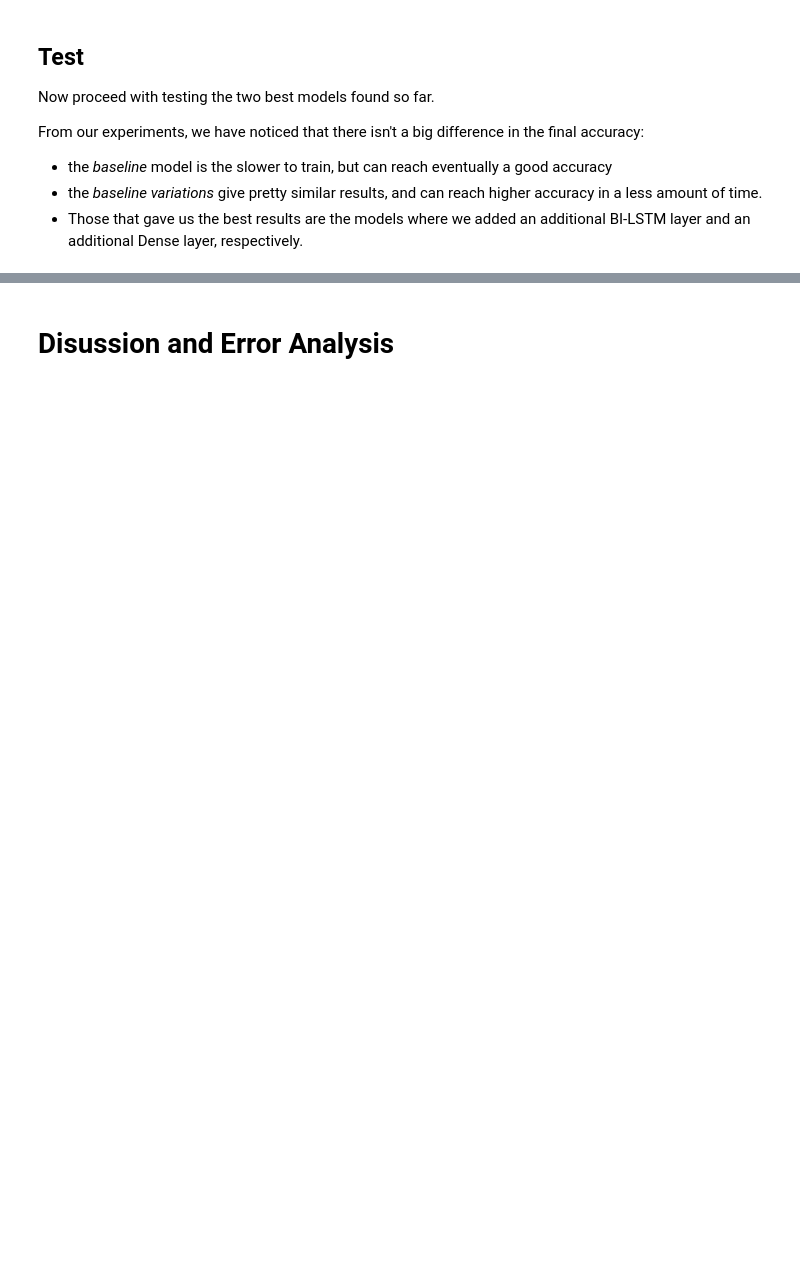
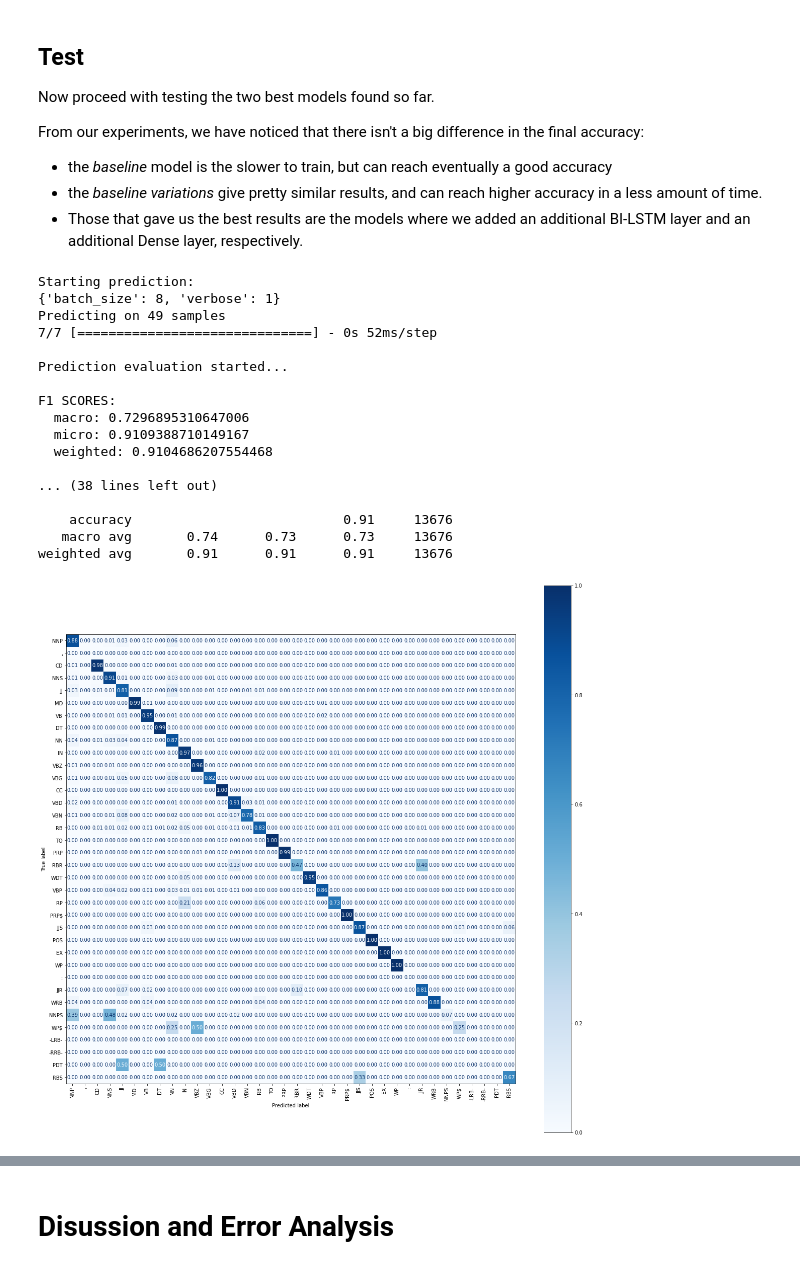
Before and after one commit to dsr-lab/NLP_posTagging_factChecking, a Jupyter notebook: NLP_Assignment1.ipynb, the cells around one changed output, grey strips where cells are left out. Saved outputs shown, nothing was run; the diff lists cells and outputs as text; code cells hidden in the pictures; blank space fills up the shorter version.

Commit message:
f1_score computation fix.

```diff
--- a/NLP_Assignment1.ipynb
+++ b/NLP_Assignment1.ipynb
@@ -1766,18 +1928,31 @@ def show_f1_scores(metric_info):
     print(f'  weighted: {metric_info["weighted_f1"]}')
     print()
 
-def show_confusion_matrix(y_true_no_punct, y_pred_no_punct):
-
+def get_labels_and_descriptions(y_true_no_punct, y_pred_no_punct):
     labels = []
     display_labels = []
 
     for lbl in labels_encoding.values():
-        if lbl in y_true_no_punct:
+        if lbl in y_true_no_punct or lbl in y_pred_no_punct:
             labels.append(lbl)
             display_labels.append(decode_label(lbl, labels_encoding))
 
+    return labels, display_labels
 
-    fig, ax = plt.subplots(figsize=(25,25))
+def show_classification_report(y_true_no_punct, y_pred_no_punct):
+    labels, display_labels = get_labels_and_descriptions(y_true_no_punct, y_pred_no_punct)
+
+    print(classification_report(y_true_no_punct,
+                            y_pred_no_punct,
+                            labels=labels,
+                            target_names=display_labels
+                            ))
+
+
+def show_confusion_matrix(y_true_no_punct, y_pred_no_punct):
+    labels, display_labels = get_labels_and_descriptions(y_true_no_punct, y_pred_no_punct)
+
+    fig, ax = plt.subplots(figsize=(20,20))
     ConfusionMatrixDisplay.from_predictions(
         y_true_no_punct,
         y_pred_no_punct,
@@ -1793,23 +1968,38 @@ def show_confusion_matrix(y_true_no_punct, y_pred_no_punct):
 # %%
 # Test baseline_var2_model and print results
 metric_info, y_no_punct = test_model(baseline_var2_model, X_test, y_test)
 
 show_f1_scores(metric_info)
 
 # Get true and predicted output without punctuation
 y_true_no_punct = y_no_punct['y_true_no_punct']
 y_pred_no_punct = y_no_punct['y_pred_no_punct']
 
 
 # Show classification report
-print(classification_report(y_true_no_punct,
-                            y_pred_no_punct,
-                            labels=list(labels_encoding.values()),
-                            target_names=list(labels_encoding.keys())
-                            ))
+show_classification_report(y_true_no_punct, y_pred_no_punct)
 
 # Show confusion matrix
 show_confusion_matrix(y_true_no_punct, y_pred_no_punct)
+# %% [output]
+Starting prediction:
+{'batch_size': 8, 'verbose': 1}
+Predicting on 49 samples
+7/7 [==============================] - 0s 52ms/step
+
+Prediction evaluation started...
+
+F1 SCORES:
+  macro: 0.7296895310647006
+  micro: 0.9109388710149167
+  weighted: 0.9104686207554468
+
+... (38 lines left out)
+
+    accuracy                           0.91     13676
+   macro avg       0.74      0.73      0.73     13676
+weighted avg       0.91      0.91      0.91     13676
+[figure, added]
 # %%
 # Test baseline_var2_model and print results
 metric_info, y_no_punct = test_model(baseline_var3_model, X_test, y_test)
```
Also changed, not shown: parts of 14 cells of this notebook.
